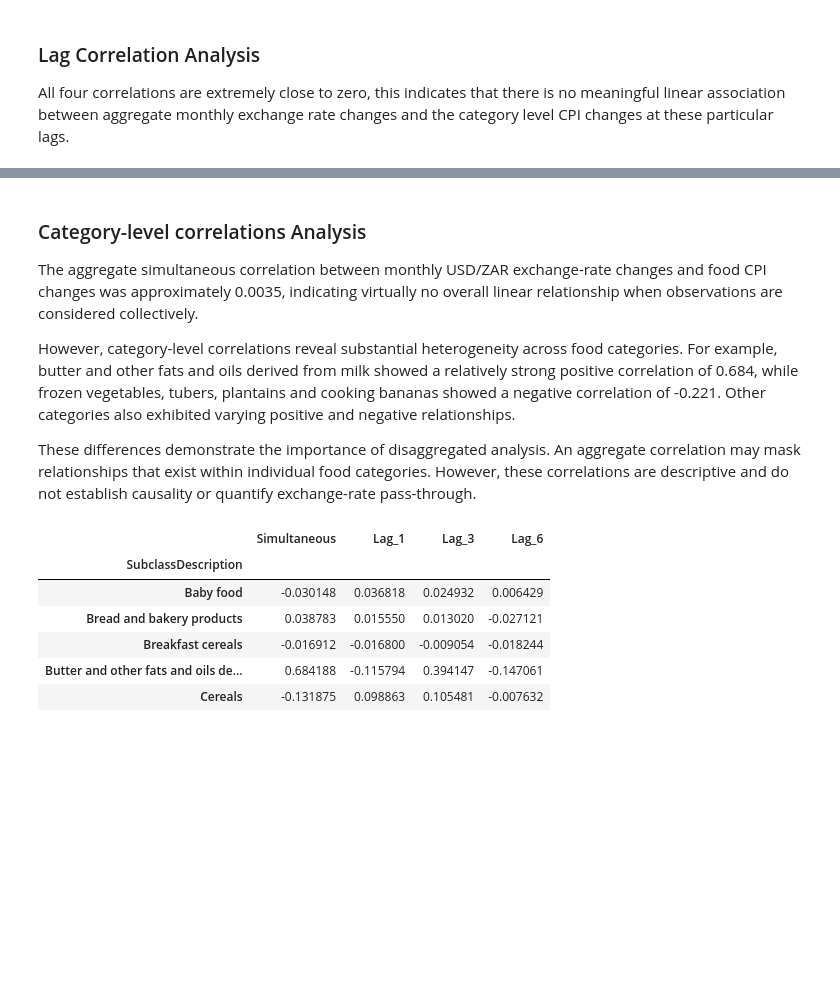
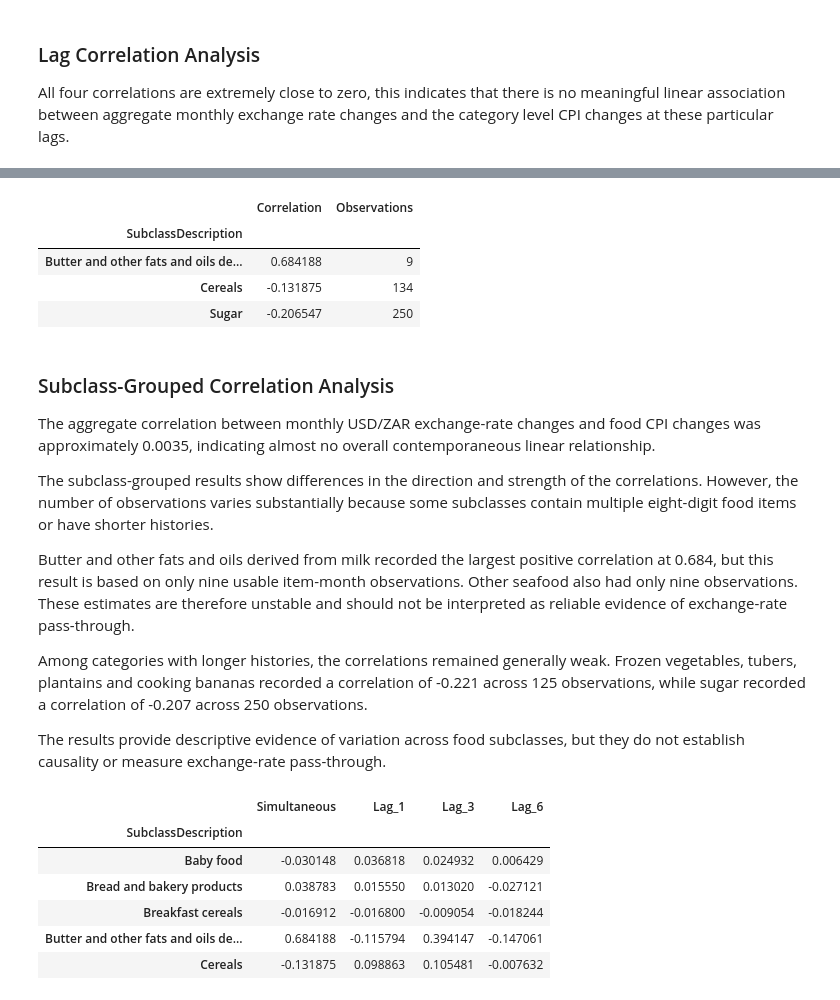
Before and after one commit to MasindiManaga/ERPT_ML_Research, a Jupyter notebook: notebooks/04_Exploratory_Data_Analysis.ipynb, the cells around one changed output, grey strips where cells are left out. Saved outputs shown, nothing was run; the diff lists cells and outputs as text; code cells hidden in the pictures; blank space fills up the shorter version.

```diff
--- a/notebooks/04_Exploratory_Data_Analysis.ipynb
+++ b/notebooks/04_Exploratory_Data_Analysis.ipynb
@@ -732,10 +765,32 @@ dtype: float64
+# %%
+# review selected category correlations
+categories_to_check = [
+    "Butter and other fats and oils derived from milk",
+    "Cereals",
+    "Sugar"
+]
+
+category_correlation_summary.loc[
+    categories_to_check
+]
+# %% [output]
+|  | Correlation | Observations |
+| SubclassDescription |  |  |
+| Butter and other fats and oils de... | 0.684188 | 9 |
+| Cereals | -0.131875 | 134 |
+| Sugar | -0.206547 | 250 |
 # %% [markdown]
-### Category-level correlations Analysis
-The aggregate simultaneous correlation between monthly USD/ZAR exchange-rate changes and food CPI changes was approximately 0.0035, indicating virtually no overall linear relationship when observations are considered collectively.
+### Subclass-Grouped Correlation Analysis
 
-However, category-level correlations reveal substantial heterogeneity across food categories. For example, butter and other fats and oils derived from milk showed a relatively strong positive correlation of 0.684, while frozen vegetables, tubers, plantains and cooking bananas showed a negative correlation of -0.221. Other categories also exhibited varying positive and negative relationships.
+The aggregate correlation between monthly USD/ZAR exchange-rate changes and food CPI changes was approximately 0.0035, indicating almost no overall contemporaneous linear relationship.
 
-These differences demonstrate the importance of disaggregated analysis. An aggregate correlation may mask relationships that exist within individual food categories. However, these correlations are descriptive and do not establish causality or quantify exchange-rate pass-through.
+The subclass-grouped results show differences in the direction and strength of the correlations. However, the number of observations varies substantially because some subclasses contain multiple eight-digit food items or have shorter histories.
+
+Butter and other fats and oils derived from milk recorded the largest positive correlation at 0.684, but this result is based on only nine usable item-month observations. Other seafood also had only nine observations. These estimates are therefore unstable and should not be interpreted as reliable evidence of exchange-rate pass-through.
+
+Among categories with longer histories, the correlations remained generally weak. Frozen vegetables, tubers, plantains and cooking bananas recorded a correlation of -0.221 across 125 observations, while sugar recorded a correlation of -0.207 across 250 observations.
+
+The results provide descriptive evidence of variation across food subclasses, but they do not establish causality or measure exchange-rate pass-through.
 # %%
 # calculate category-level correlations at different lags
 category_lag_correlations = pd.DataFrame({
```
Also changed, not shown: parts of 10 cells of this notebook.
